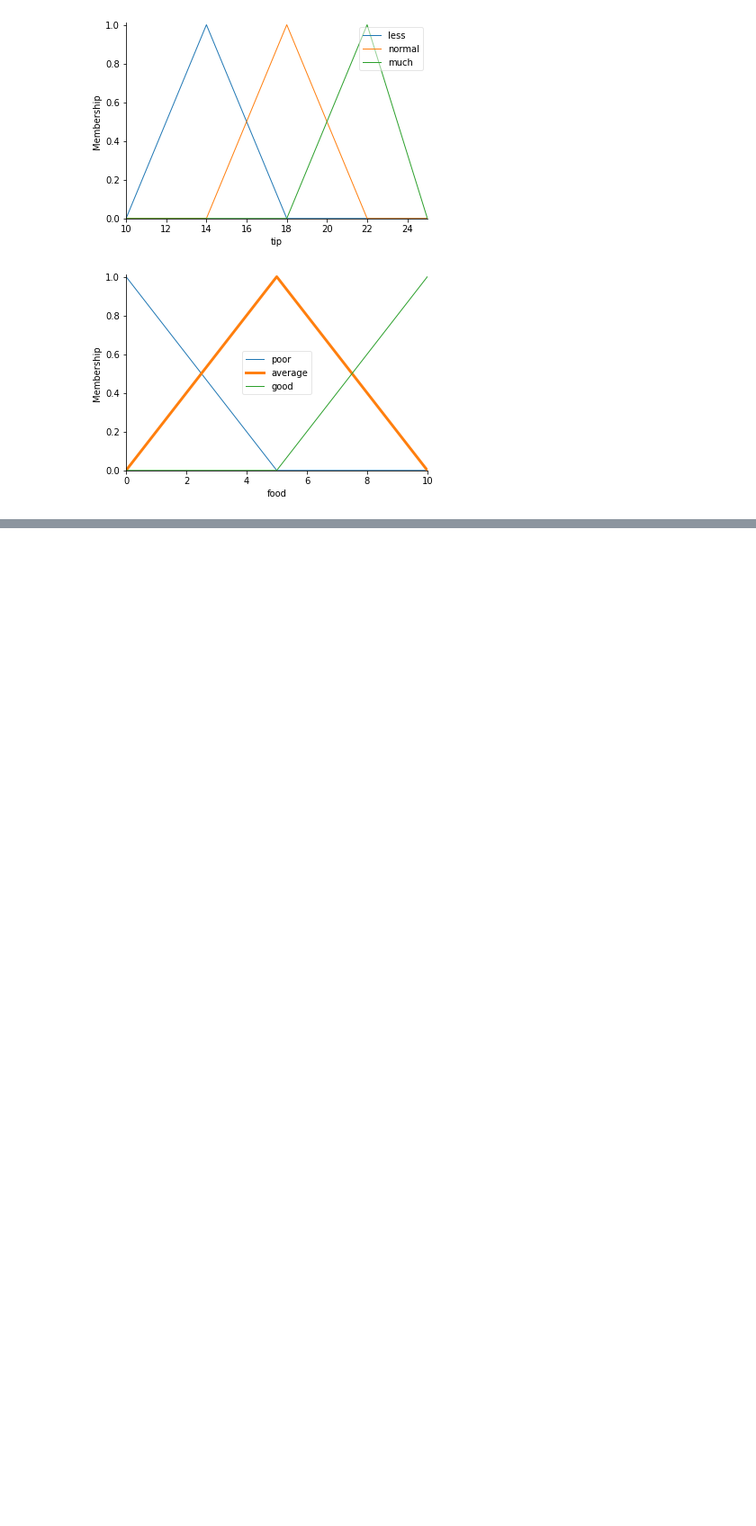
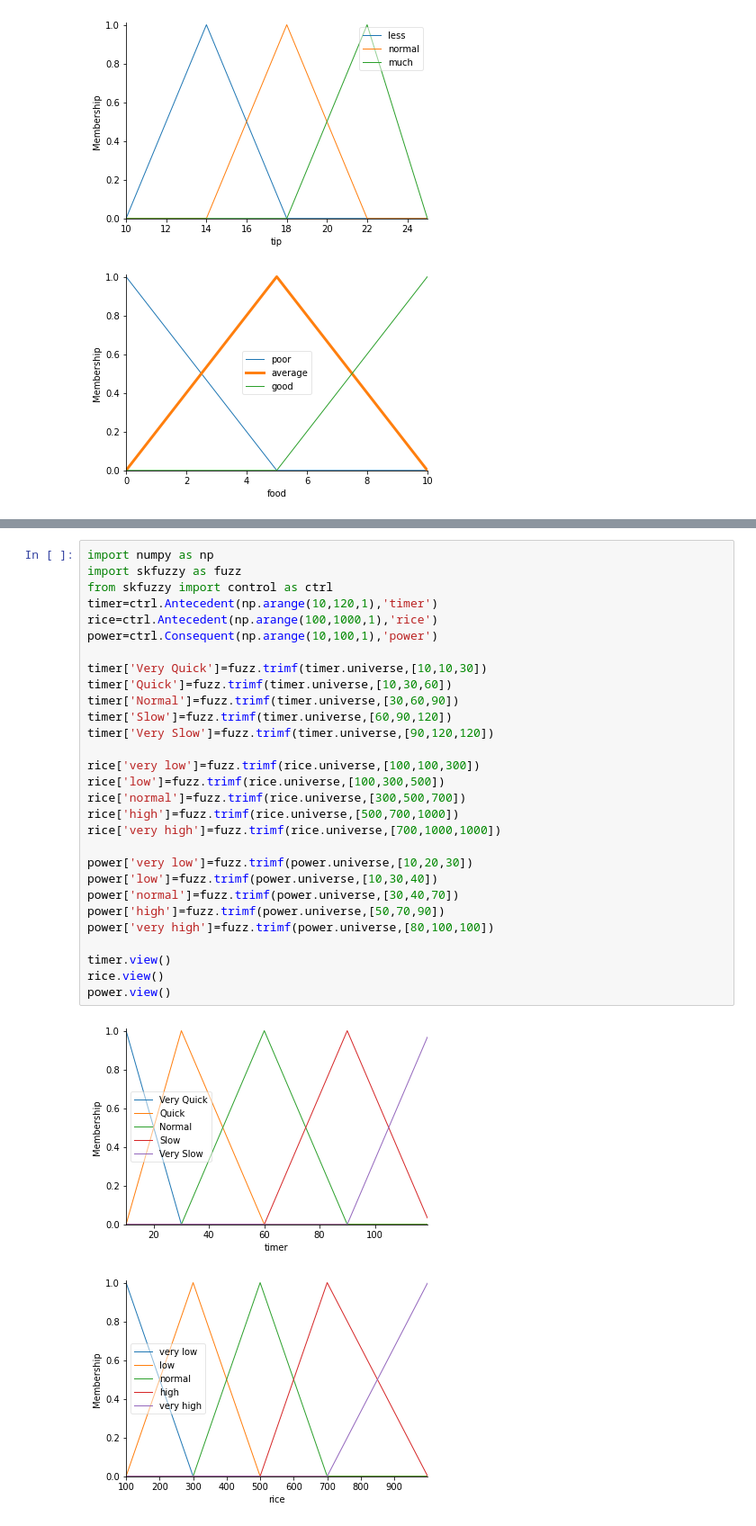
Before and after one commit to VuMaiTuan/20144483-VuMaiTuan, a Jupyter notebook: BUOI3.ipynb, the cells around one changed output, grey strips where cells are left out. Shown at 90% size. Cells and saved outputs as stored; diff of their text form; blank space fills up the shorter version.

```diff
--- a/BUOI3.ipynb
+++ b/BUOI3.ipynb
@@ -119,0 +100,32 @@ time.view()
+# %%
+import numpy as np
+import skfuzzy as fuzz
+from skfuzzy import control as ctrl
+timer=ctrl.Antecedent(np.arange(10,120,1),'timer')
+rice=ctrl.Antecedent(np.arange(100,1000,1),'rice')
+power=ctrl.Consequent(np.arange(10,100,1),'power')
+
+timer['Very Quick']=fuzz.trimf(timer.universe,[10,10,30])
+timer['Quick']=fuzz.trimf(timer.universe,[10,30,60])
+timer['Normal']=fuzz.trimf(timer.universe,[30,60,90])
+timer['Slow']=fuzz.trimf(timer.universe,[60,90,120])
+timer['Very Slow']=fuzz.trimf(timer.universe,[90,120,120])
+
+rice['very low']=fuzz.trimf(rice.universe,[100,100,300])
+rice['low']=fuzz.trimf(rice.universe,[100,300,500])
+rice['normal']=fuzz.trimf(rice.universe,[300,500,700])
+rice['high']=fuzz.trimf(rice.universe,[500,700,1000])
+rice['very high']=fuzz.trimf(rice.universe,[700,1000,1000])
+
+power['very low']=fuzz.trimf(power.universe,[10,20,30])
+power['low']=fuzz.trimf(power.universe,[10,30,40])
+power['normal']=fuzz.trimf(power.universe,[30,40,70])
+power['high']=fuzz.trimf(power.universe,[50,70,90])
+power['very high']=fuzz.trimf(power.universe,[80,100,100])
+
+timer.view()
+rice.view()
+power.view()
+# %% [output]
+[figure, added]
+[figure, added]
```
Also changed, not shown: parts of 5 cells of this notebook.
